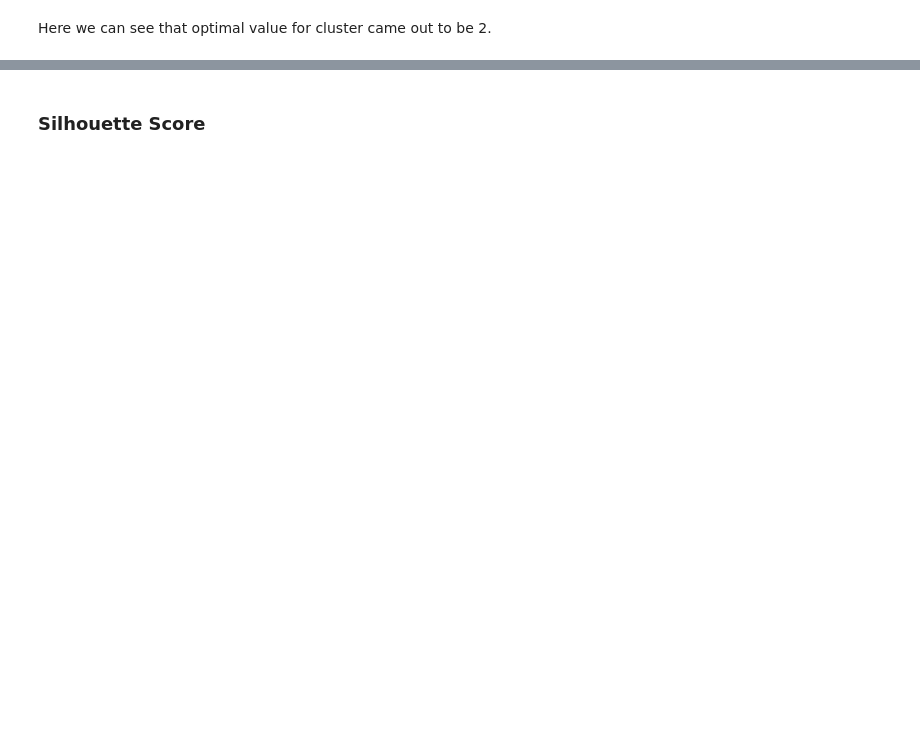
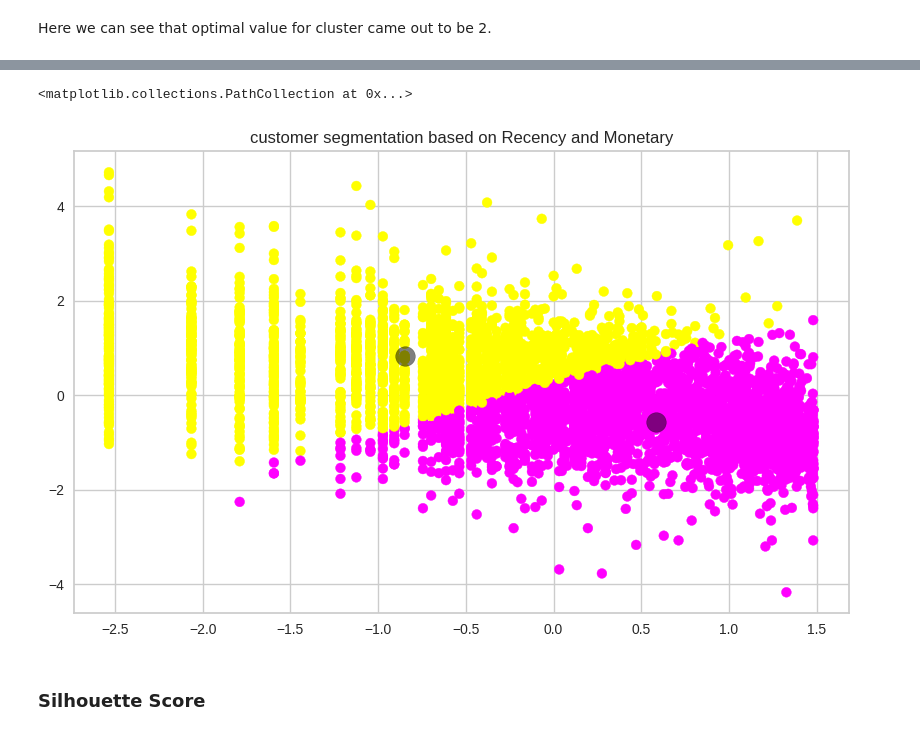
Before and after one commit to tejaswini-meshram/Unsupervised-ML---Online-Retail-Customer-Segmentation, a Jupyter notebook: Unsupervised_ML_Online_Retail_Customer_Segmentation.ipynb, the cells around one changed output, grey strips where cells are left out. Saved outputs shown, nothing was run; the diff lists cells and outputs as text; code cells hidden in the pictures; blank space fills up the shorter version.

```diff
--- a/Unsupervised_ML_Online_Retail_Customer_Segmentation.ipynb
+++ b/Unsupervised_ML_Online_Retail_Customer_Segmentation.ipynb
@@ -648,14 +1000,17 @@ visualizer.show()  #Finalize and render the figure
 # %%
 kmeans = KMeans(n_clusters=2)
 kmeans.fit(X)
 y_kmeans= kmeans.predict(X)
 
 plt.figure(figsize=(10,6))
 plt.title('customer segmentation based on Recency and Monetary')
 plt.scatter(X[:,0],X[:,1], c=y_kmeans, s=50, cmap='spring_r')
 
 centres= kmeans.cluster_centers_
-plt.scatter(centers[:,0],centers[:,1], c='black', s=200, alpha=0.5)
+plt.scatter(centres[:,0],centres[:,1], c='black', s=200, alpha=0.5)
+# %% [output]
+<matplotlib.collections.PathCollection at 0x...>
+[figure, added]
 # %% [markdown]
 ### Silhouette Score
 # %%
```
Also changed, not shown: parts of 67 cells of this notebook.
